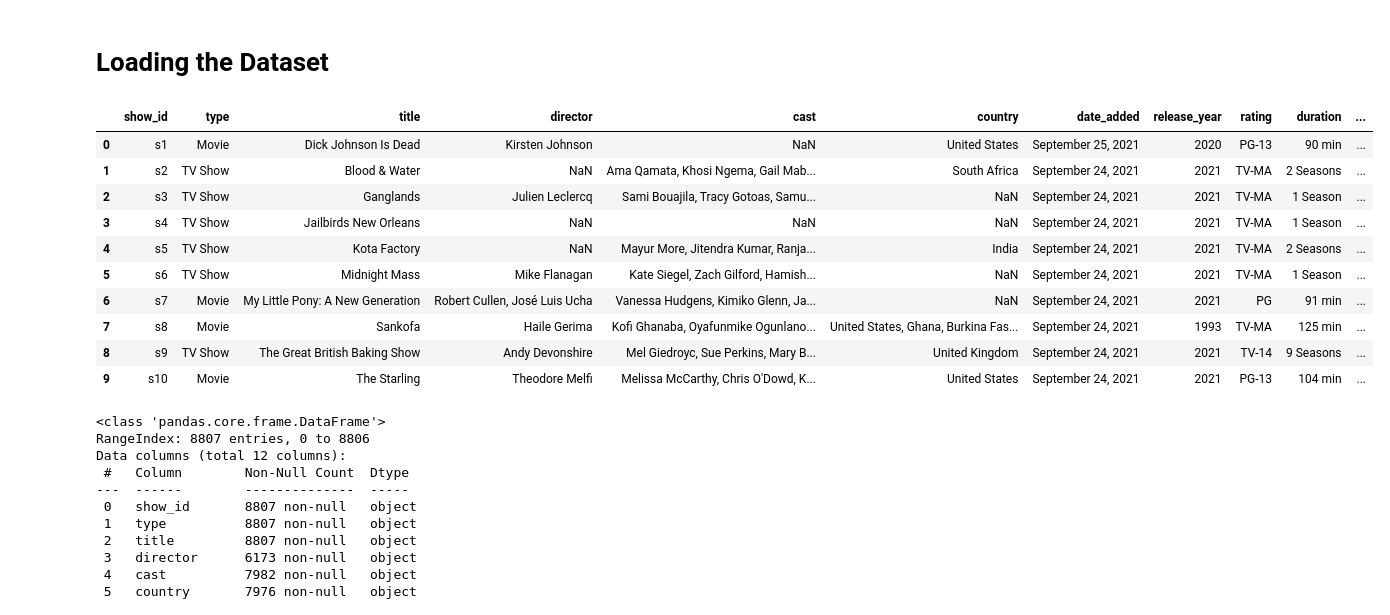
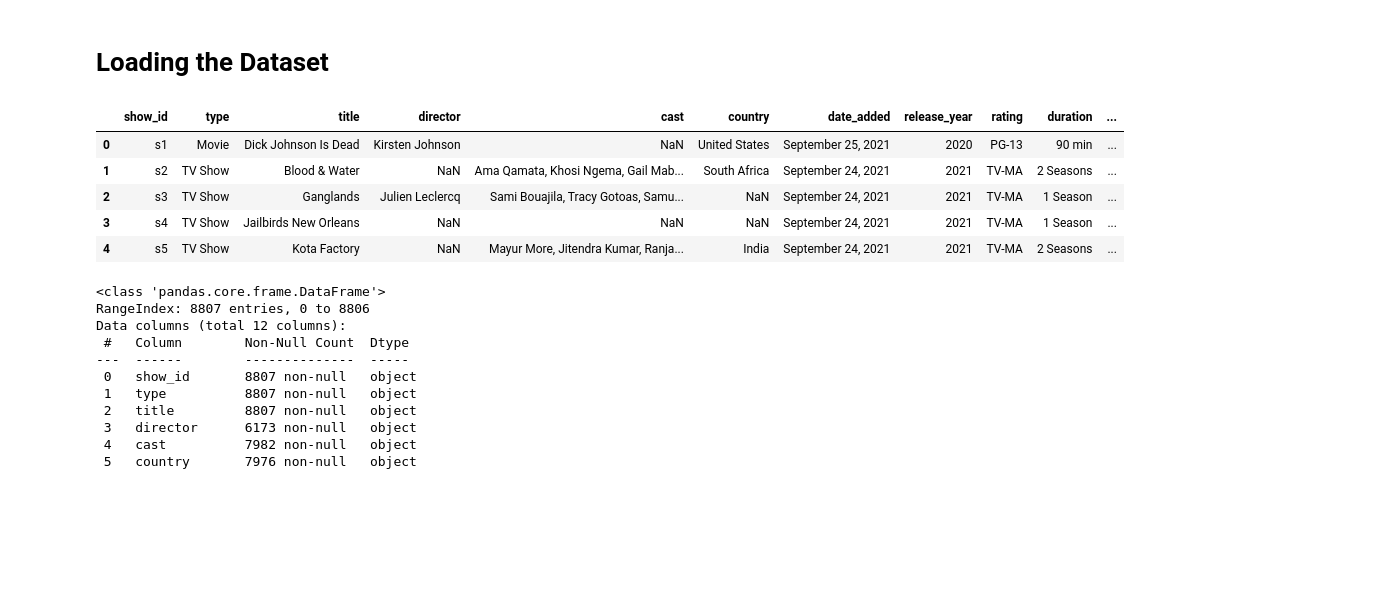
Before and after one commit to ashishakonnur/Netflix-EDA, a Jupyter notebook: Nextflix_Visualization.ipynb, the cells around one changed output. Saved outputs shown, nothing was run; the diff lists cells and outputs as text; code cells hidden in the pictures; blank space fills up the shorter version.

```diff
--- a/Nextflix_Visualization.ipynb
+++ b/Nextflix_Visualization.ipynb
@@ -12,19 +12,14 @@ import matplotlib.pyplot as plt
 # Loading the Dataset
 # %%
 netflix = pd.read_csv('/content/drive/MyDrive/Colab Notebooks/netflix_titles.csv')
-netflix.head(10)
+netflix.head(5)
 # %% [output]
 |  | show_id | type | title | director | cast | country | date_added | release_year | rating | duration | ... |
 | 0 | s1 | Movie | Dick Johnson Is Dead | Kirsten Johnson | NaN | United States | September 25, 2021 | 2020 | PG-13 | 90 min | ... |
 | 1 | s2 | TV Show | Blood & Water | NaN | Ama Qamata, Khosi Ngema, Gail Mab... | South Africa | September 24, 2021 | 2021 | TV-MA | 2 Seasons | ... |
 | 2 | s3 | TV Show | Ganglands | Julien Leclercq | Sami Bouajila, Tracy Gotoas, Samu... | NaN | September 24, 2021 | 2021 | TV-MA | 1 Season | ... |
 | 3 | s4 | TV Show | Jailbirds New Orleans | NaN | NaN | NaN | September 24, 2021 | 2021 | TV-MA | 1 Season | ... |
 | 4 | s5 | TV Show | Kota Factory | NaN | Mayur More, Jitendra Kumar, Ranja... | India | September 24, 2021 | 2021 | TV-MA | 2 Seasons | ... |
-| 5 | s6 | TV Show | Midnight Mass | Mike Flanagan | Kate Siegel, Zach Gilford, Hamish... | NaN | September 24, 2021 | 2021 | TV-MA | 1 Season | ... |
-| 6 | s7 | Movie | My Little Pony: A New Generation | Robert Cullen, José Luis Ucha | Vanessa Hudgens, Kimiko Glenn, Ja... | NaN | September 24, 2021 | 2021 | PG | 91 min | ... |
-| 7 | s8 | Movie | Sankofa | Haile Gerima | Kofi Ghanaba, Oyafunmike Ogunlano... | United States, Ghana, Burkina Fas... | September 24, 2021 | 1993 | TV-MA | 125 min | ... |
-| 8 | s9 | TV Show | The Great British Baking Show | Andy Devonshire | Mel Giedroyc, Sue Perkins, Mary B... | United Kingdom | September 24, 2021 | 2021 | TV-14 | 9 Seasons | ... |
-| 9 | s10 | Movie | The Starling | Theodore Melfi | Melissa McCarthy, Chris O'Dowd, K... | United States | September 24, 2021 | 2021 | PG-13 | 104 min | ... |
 # %%
 netflix.info()
 # %% [output]
```
Also changed, not shown: parts of 5 cells of this notebook.
